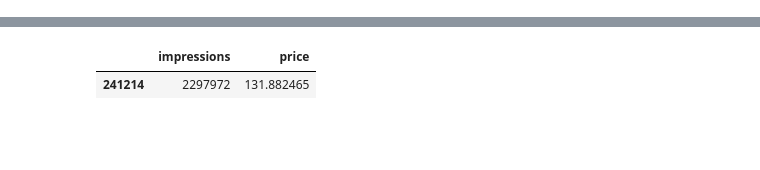
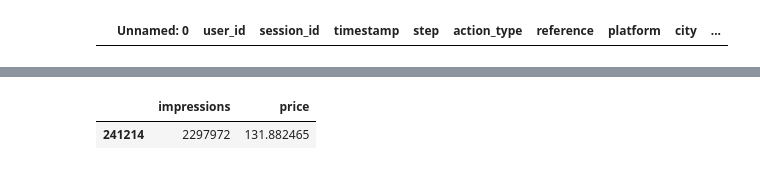
Before and after one commit to D2KLab/touringrec, a Jupyter notebook: SetupScript/Check_vari.ipynb, the cells around one changed output, grey strips where cells are left out. Cells and saved outputs as stored; diff of their text form; code cells hidden in the pictures; blank space fills up the shorter version.

```diff
--- a/SetupScript/Check_vari.ipynb
+++ b/SetupScript/Check_vari.ipynb
@@ -5,6 +5,11 @@ import matplotlib.pyplot as plt
 # %%
 df_train = pd.read_csv('train.csv')
 df_test = pd.read_csv('test.csv')
+# %%
+df_test_c = pd.read_csv('test_cleaned.csv')
+df_test_c[df_test_c['user_id'] == '3473ULL51OOW']
+# %% [output]
+|  | Unnamed: 0 | user_id | session_id | timestamp | step | action_type | reference | platform | city | ... |
 # %%
 df_test[df_test['user_id'] == '3473ULL51OOW']
 # %% [output]
```
Also changed, not shown: parts of 2 cells of this notebook, 2 other files.
